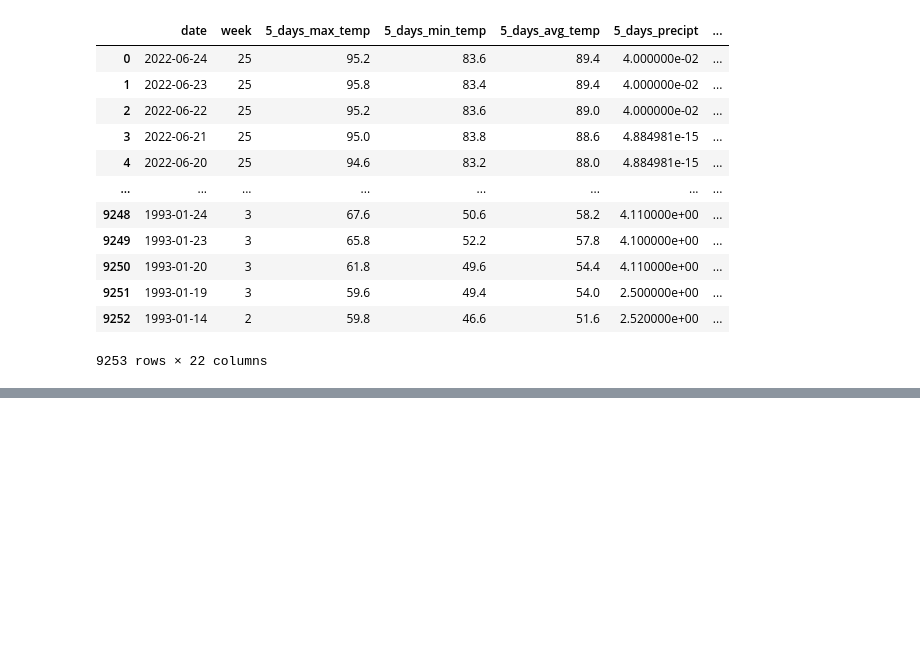
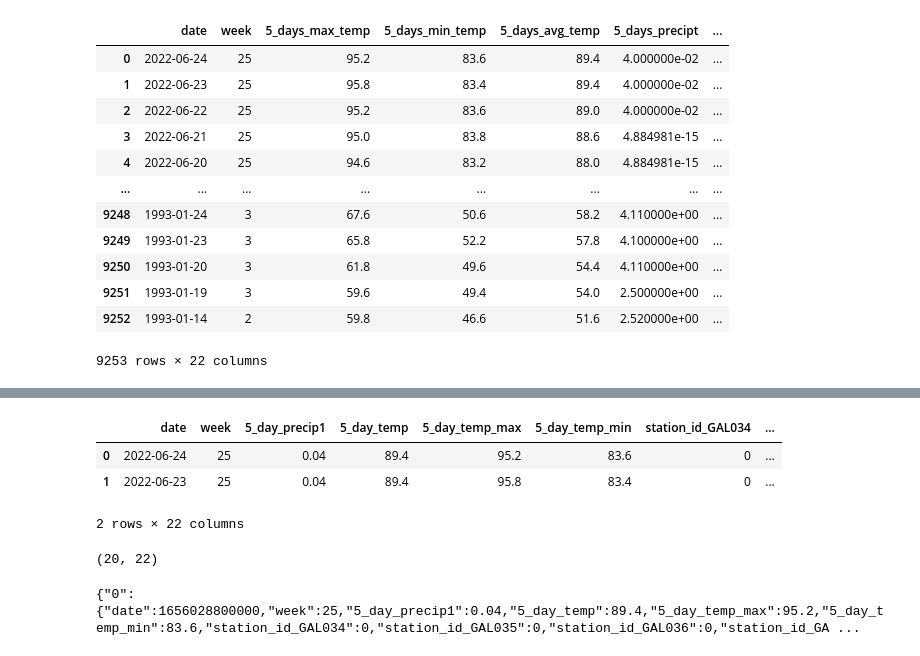
Before and after one commit to david-garza/enterococci_prediction_analysis, a Jupyter notebook: API_call.ipynb, the cells around one changed output, grey strips where cells are left out. Cells and saved outputs as stored; diff of their text form; code cells hidden in the pictures; blank space fills up the shorter version.

```diff
--- a/API_call.ipynb
+++ b/API_call.ipynb
@@ -315,0 +345,18 @@ renamed_weather_data_df.head(2)
+# %%
+# reorder the sequence of the columns.
+renamed_weather_data_df = renamed_weather_data_df[['date', 'week', '5_day_precip1', '5_day_temp', '5_day_temp_max','5_day_temp_min', 'station_id_GAL034', 'station_id_GAL035','station_id_GAL036', 'station_id_GAL037', 'station_id_GAL038','station_id_GAL039', 'station_id_GAL040', 'station_id_GAL041','station_id_GAL042', 'station_id_GAL044', 'station_id_GAL045','station_id_GAL046','station_id_GAL047', 'station_id_GAL048','station_id_GAL049', 'station_id_GAL050']]
+renamed_weather_data_df.head(2)
+# %% [output]
+|  | date | week | 5_day_precip1 | 5_day_temp | 5_day_temp_max | 5_day_temp_min | station_id_GAL034 | ... |
+| 0 | 2022-06-24 | 25 | 0.04 | 89.4 | 95.2 | 83.6 | 0 | ... |
+| 1 | 2022-06-23 | 25 | 0.04 | 89.4 | 95.8 | 83.4 | 0 | ... |
+2 rows × 22 columns
+# %%
+renamed_weather_data_df.shape
+# %% [output]
+(20, 22)
+# %%
+data = renamed_weather_data_df.to_json(orient='index')
+print(data)
+# %% [output]
+{"0":{"date":1656028800000,"week":25,"5_day_precip1":0.04,"5_day_temp":89.4,"5_day_temp_max":95.2,"5_day_temp_min":83.6,"station_id_GAL034":0,"station_id_GAL035":0,"station_id_GAL036":0,"station_id_GA ...
```
Also changed, not shown: parts of 6 cells of this notebook.
